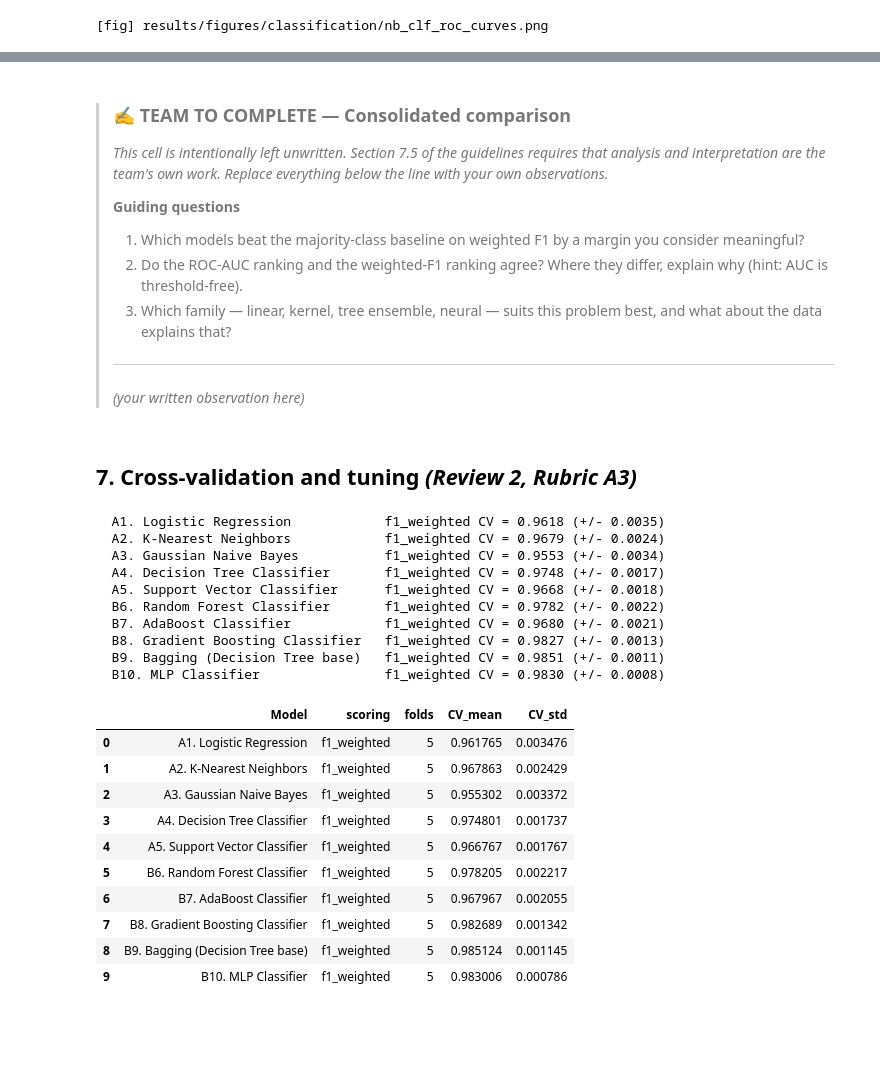
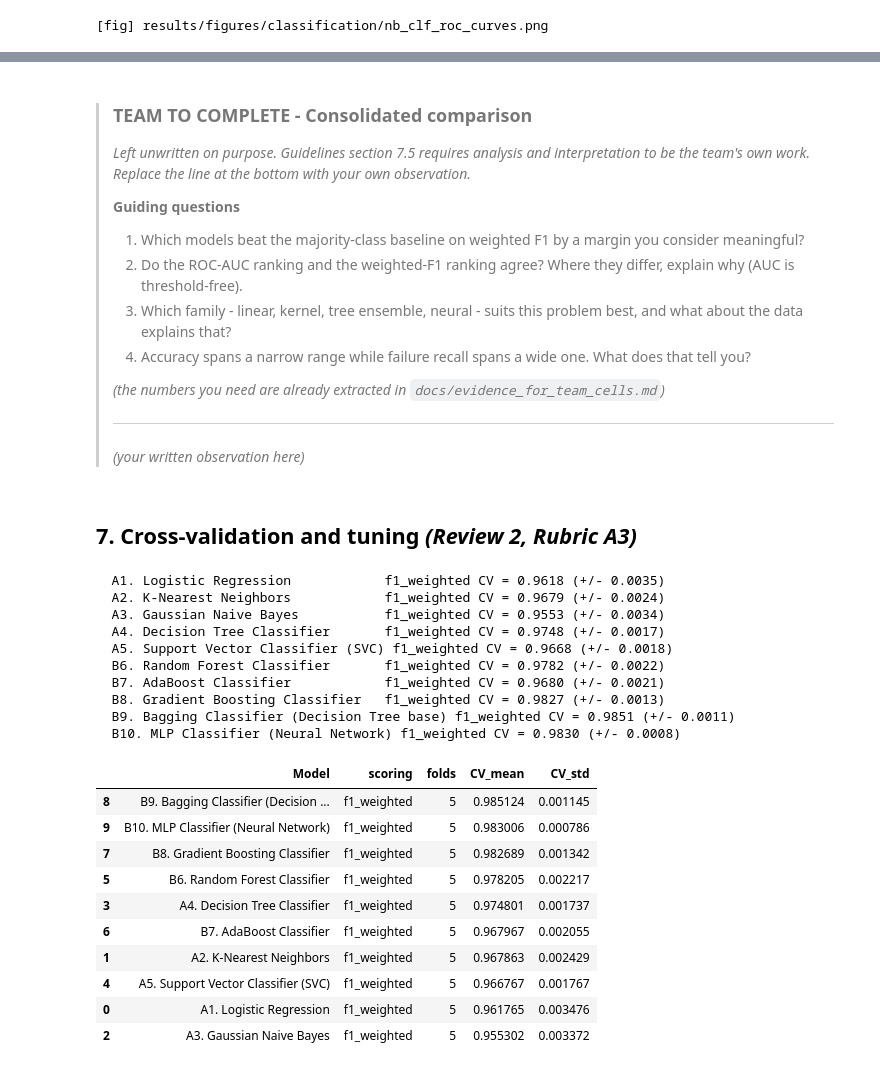
Before and after one commit to KarthigayanR-2005/23CSE301-ML-Capstone, a Jupyter notebook: notebooks/classification.ipynb, the cells around one changed output, grey strips where cells are left out. Drawn from its saved outputs; the diff is of its cells as text; code cells hidden in the pictures; blank space fills up the shorter version.

```diff
--- a/notebooks/classification.ipynb
+++ b/notebooks/classification.ipynb
@@ -356,0 +868,12 @@ display(Image(filename=str(p)))
+# %%
+from sklearn.ensemble import BaggingClassifier
+from sklearn.tree import DecisionTreeClassifier
+
+model = Pipeline([
+    ("prep", pp.make_preprocessor(NUM, CAT, scale=False)),
+    ("model", BaggingClassifier(estimator=DecisionTreeClassifier(random_state=42),
+                      n_estimators=100, random_state=42, n_jobs=-1)),
+])
+
+model.fit(X_train, y_train)
+record("B9. Bagging Classifier (Decision Tree base)", model)
@@ -356,0 +915,11 @@ display(Image(filename=str(p)))
+# %%
+from sklearn.neural_network import MLPClassifier
+
+model = Pipeline([
+    ("prep", pp.make_preprocessor(NUM, CAT, scale=True)),
+    ("model", MLPClassifier(hidden_layer_sizes=(64, 32), activation='relu',
+                  max_iter=1000, random_state=42)),
+])
+
+model.fit(X_train, y_train)
+record("B10. MLP Classifier (Neural Network)", model)
@@ -359,9 +944,0 @@ display(Image(filename=str(p)))
-# %%
-all_models = {**part_a, **part_b}
-fitted = {**fa, **fb}
-cms = {**cma, **cmb}
-table = (pd.concat([ta.reset_index(drop=True), tb.reset_index(drop=True)])
-         .sort_values("F1_weighted", ascending=False).reset_index(drop=True))
-table.index = table.index + 1
-table.index.name = "Rank"
-table
@@ -405,15 +1001,18 @@ display(Image(filename=str(p)))
 # %% [markdown]
-> ### ✍️ TEAM TO COMPLETE — Consolidated comparison
+> ### TEAM TO COMPLETE - Consolidated comparison
 >
-> *This cell is intentionally left unwritten. Section 7.5 of the guidelines
-> requires that analysis and interpretation are the team's own work. Replace
-> everything below the line with your own observations.*
+> *Left unwritten on purpose. Guidelines section 7.5 requires analysis and
+> interpretation to be the team's own work. Replace the line at the bottom with
+> your own observation.*
 >
 > **Guiding questions**
 >
 > 1. Which models beat the majority-class baseline on weighted F1 by a margin you consider meaningful?
-> 2. Do the ROC-AUC ranking and the weighted-F1 ranking agree? Where they differ, explain why (hint: AUC is threshold-free).
-> 3. Which family — linear, kernel, tree ensemble, neural — suits this problem best, and what about the data explains that?
+> 2. Do the ROC-AUC ranking and the weighted-F1 ranking agree? Where they differ, explain why (AUC is threshold-free).
+> 3. Which family - linear, kernel, tree ensemble, neural - suits this problem best, and what about the data explains that?
+> 4. Accuracy spans a narrow range while failure recall spans a wide one. What does that tell you?
+>
+> *(the numbers you need are already extracted in `docs/evidence_for_team_cells.md`)*
 >
 > ---
 >
@@ -421,28 +1020,28 @@ display(Image(filename=str(p)))
 # %% [markdown]
 ## 7. Cross-validation and tuning  *(Review 2, Rubric A3)*
 # %%
-cv_all = ev.cv_scores(all_models, X_train, y_train, scoring="f1_weighted")
-cv_all.drop(columns="fold_scores")
+cv_all = ev.cv_scores(fitted, X_train, y_train, scoring="f1_weighted")
+cv_all.drop(columns="fold_scores").sort_values("CV_mean", ascending=False)
 # %% [output]
   A1. Logistic Regression            f1_weighted CV = 0.9618 (+/- 0.0035)
   A2. K-Nearest Neighbors            f1_weighted CV = 0.9679 (+/- 0.0024)
   A3. Gaussian Naive Bayes           f1_weighted CV = 0.9553 (+/- 0.0034)
   A4. Decision Tree Classifier       f1_weighted CV = 0.9748 (+/- 0.0017)
-  A5. Support Vector Classifier      f1_weighted CV = 0.9668 (+/- 0.0018)
+  A5. Support Vector Classifier (SVC) f1_weighted CV = 0.9668 (+/- 0.0018)
   B6. Random Forest Classifier       f1_weighted CV = 0.9782 (+/- 0.0022)
   B7. AdaBoost Classifier            f1_weighted CV = 0.9680 (+/- 0.0021)
   B8. Gradient Boosting Classifier   f1_weighted CV = 0.9827 (+/- 0.0013)
-  B9. Bagging (Decision Tree base)   f1_weighted CV = 0.9851 (+/- 0.0011)
-  B10. MLP Classifier                f1_weighted CV = 0.9830 (+/- 0.0008)
+  B9. Bagging Classifier (Decision Tree base) f1_weighted CV = 0.9851 (+/- 0.0011)
+  B10. MLP Classifier (Neural Network) f1_weighted CV = 0.9830 (+/- 0.0008)
 |  | Model | scoring | folds | CV_mean | CV_std |
+| 8 | B9. Bagging Classifier (Decision ... | f1_weighted | 5 | 0.985124 | 0.001145 |
+| 9 | B10. MLP Classifier (Neural Network) | f1_weighted | 5 | 0.983006 | 0.000786 |
+| 7 | B8. Gradient Boosting Classifier | f1_weighted | 5 | 0.982689 | 0.001342 |
+| 5 | B6. Random Forest Classifier | f1_weighted | 5 | 0.978205 | 0.002217 |
+| 3 | A4. Decision Tree Classifier | f1_weighted | 5 | 0.974801 | 0.001737 |
+| 6 | B7. AdaBoost Classifier | f1_weighted | 5 | 0.967967 | 0.002055 |
+| 1 | A2. K-Nearest Neighbors | f1_weighted | 5 | 0.967863 | 0.002429 |
+| 4 | A5. Support Vector Classifier (SVC) | f1_weighted | 5 | 0.966767 | 0.001767 |
 | 0 | A1. Logistic Regression | f1_weighted | 5 | 0.961765 | 0.003476 |
-| 1 | A2. K-Nearest Neighbors | f1_weighted | 5 | 0.967863 | 0.002429 |
 | 2 | A3. Gaussian Naive Bayes | f1_weighted | 5 | 0.955302 | 0.003372 |
-| 3 | A4. Decision Tree Classifier | f1_weighted | 5 | 0.974801 | 0.001737 |
-| 4 | A5. Support Vector Classifier | f1_weighted | 5 | 0.966767 | 0.001767 |
-| 5 | B6. Random Forest Classifier | f1_weighted | 5 | 0.978205 | 0.002217 |
-| 6 | B7. AdaBoost Classifier | f1_weighted | 5 | 0.967967 | 0.002055 |
-| 7 | B8. Gradient Boosting Classifier | f1_weighted | 5 | 0.982689 | 0.001342 |
-| 8 | B9. Bagging (Decision Tree base) | f1_weighted | 5 | 0.985124 | 0.001145 |
-| 9 | B10. MLP Classifier | f1_weighted | 5 | 0.983006 | 0.000786 |
 # %%
```
Also changed, not shown: parts of 82 cells of this notebook, 29 other files.
